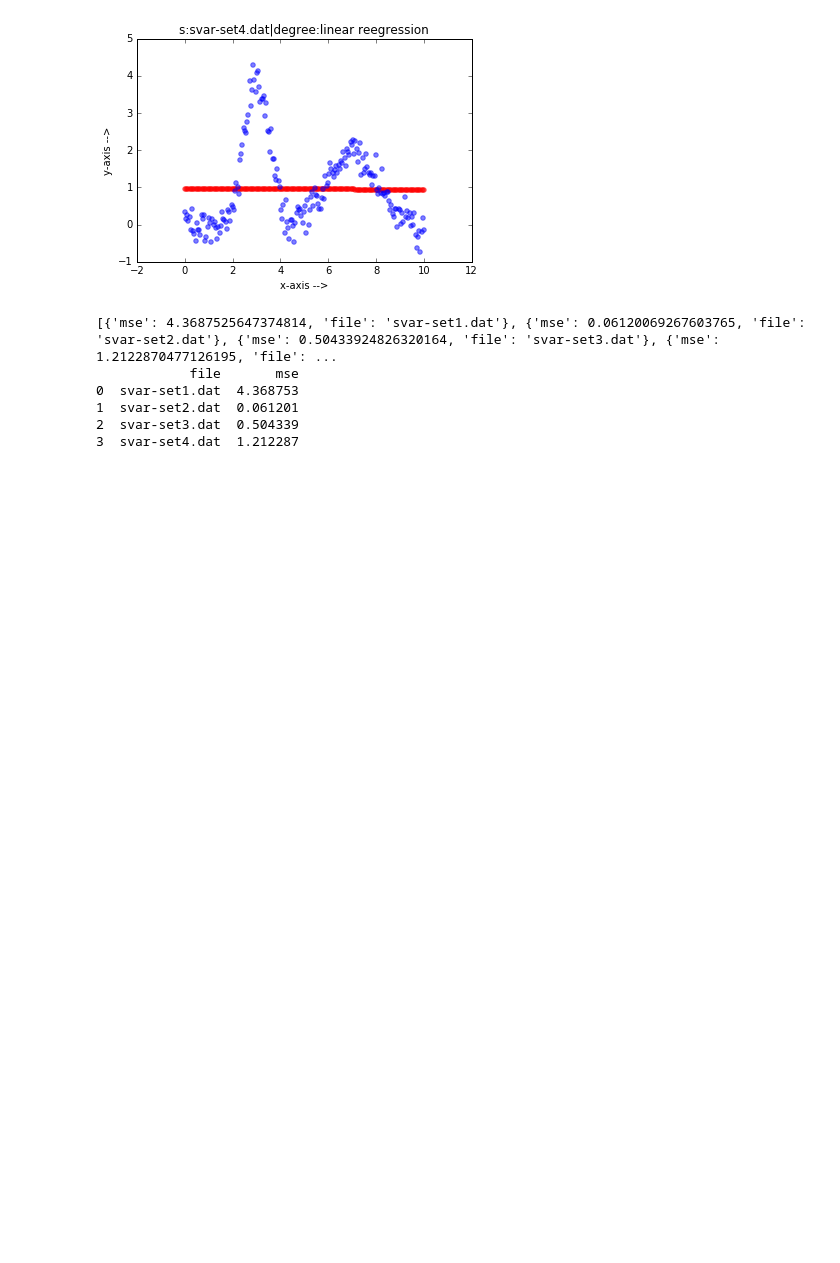
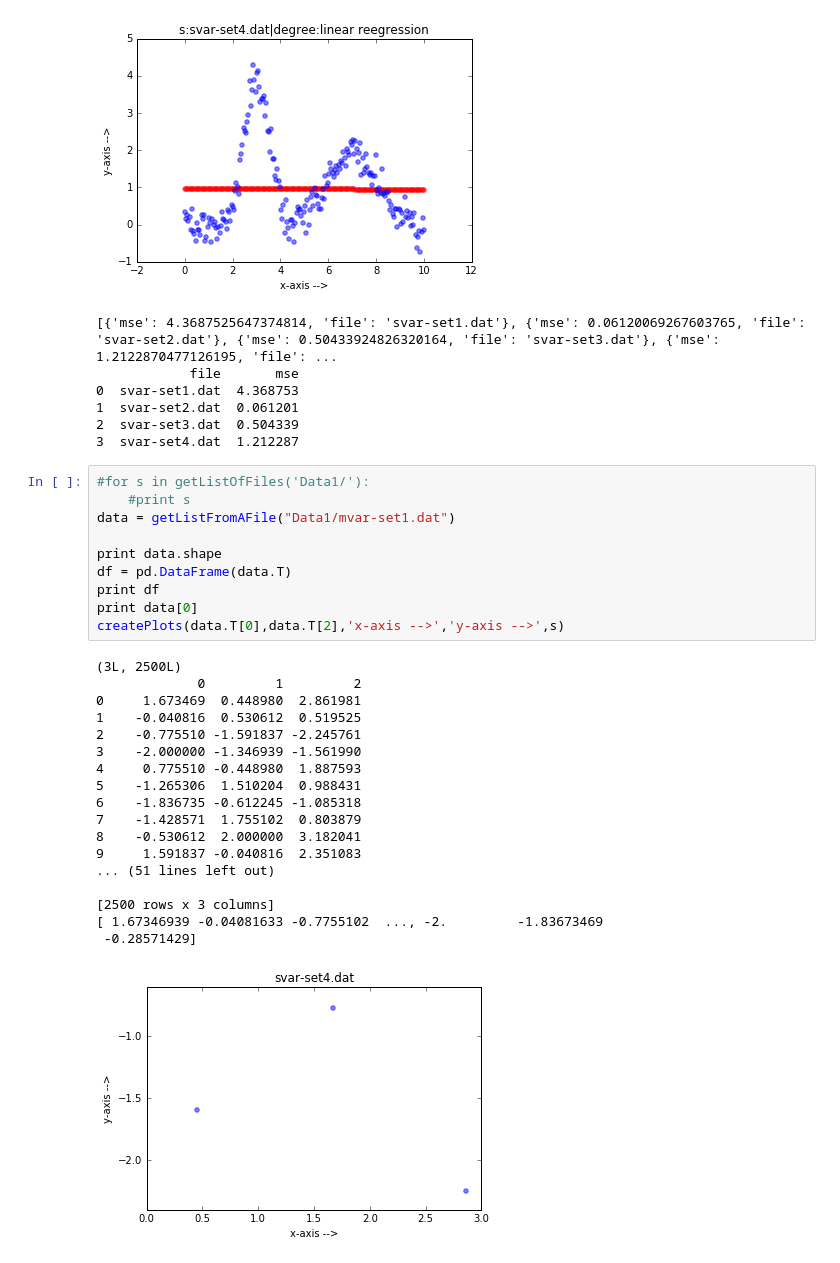
Before and after one commit to arvindshekar07/MachineLearning, a Jupyter notebook: Assignement1/Ass1.ipynb, the cells around one changed output. Cells and saved outputs as stored; diff of their text form; blank space fills up the shorter version.

```diff
--- a/Assignement1/Ass1.ipynb
+++ b/Assignement1/Ass1.ipynb
@@ -156,3 +156,32 @@ print df
 1  svar-set2.dat  0.061201
 2  svar-set3.dat  0.504339
 3  svar-set4.dat  1.212287
+# %%
+#for s in getListOfFiles('Data1/'):
+    #print s
+data = getListFromAFile("Data1/mvar-set1.dat")
+
+print data.shape
+df = pd.DataFrame(data.T)
+print df
+print data[0]
+createPlots(data.T[0],data.T[2],'x-axis -->','y-axis -->',s)
+# %% [output]
+(3L, 2500L)
+             0         1         2
+0     1.673469  0.448980  2.861981
+1    -0.040816  0.530612  0.519525
+2    -0.775510 -1.591837 -2.245761
+3    -2.000000 -1.346939 -1.561990
+4     0.775510 -0.448980  1.887593
+5    -1.265306  1.510204  0.988431
+6    -1.836735 -0.612245 -1.085318
+7    -1.428571  1.755102  0.803879
+8    -0.530612  2.000000  3.182041
+9     1.591837 -0.040816  2.351083
+... (51 lines left out)
+
+[2500 rows x 3 columns]
+[ 1.67346939 -0.04081633 -0.7755102  ..., -2.         -1.83673469
+ -0.28571429]
+[figure, added]
```
Also changed, not shown: parts of 1 cell of this notebook, 5 other files.
